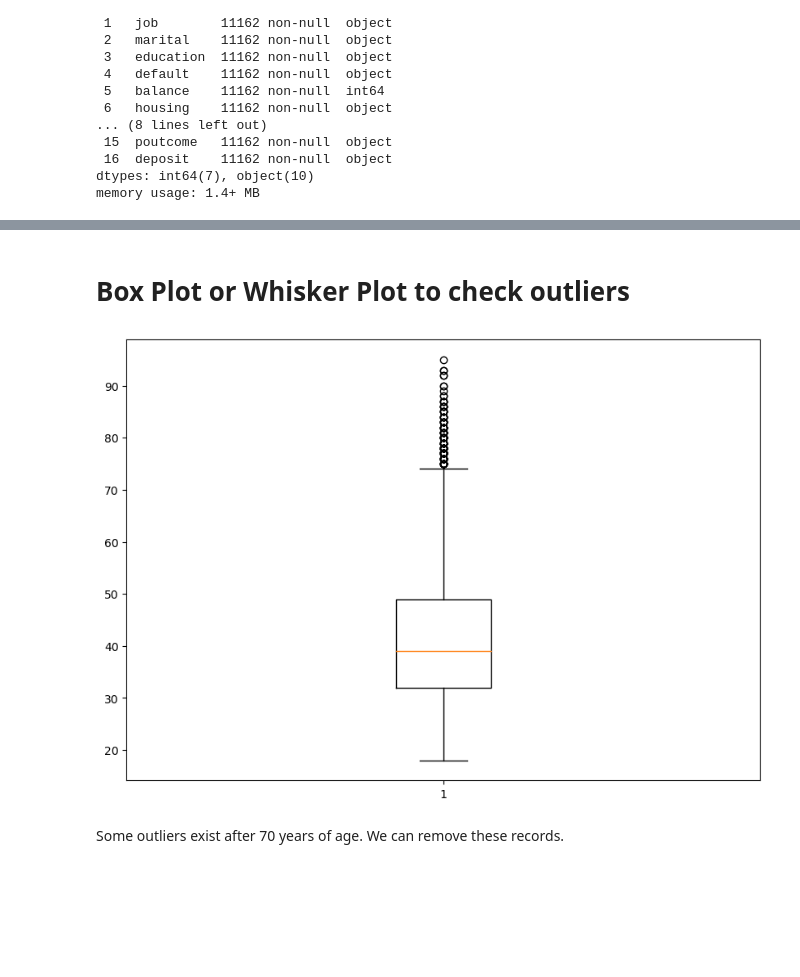
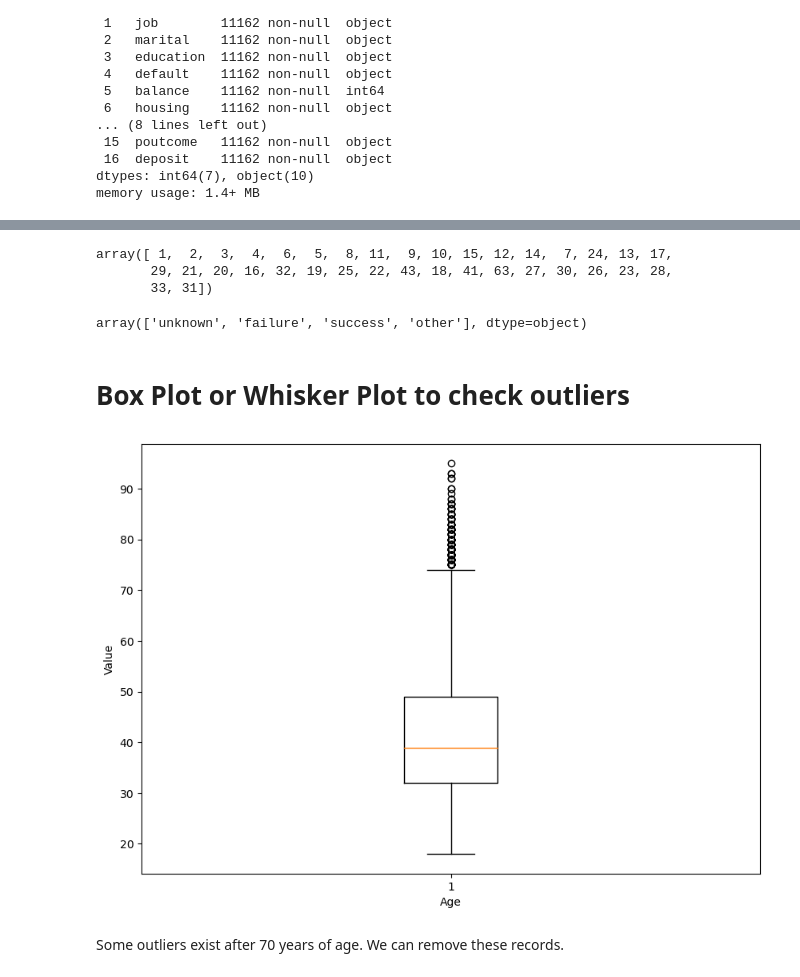
Before and after one commit to vaishaliM01/MSDS670_Week5, a Jupyter notebook: Vaishali_BankingData_Matplotlib.ipynb, the cells around one changed output, grey strips where cells are left out. Drawn from its saved outputs; the diff is of its cells as text; code cells hidden in the pictures; blank space fills up the shorter version.

```diff
--- a/Vaishali_BankingData_Matplotlib.ipynb
+++ b/Vaishali_BankingData_Matplotlib.ipynb
@@ -60,17 +47,28 @@ Text(0.5, 1.0, 'Age and Term deposit')
+# %%
+df['campaign'].unique()
+# %% [output]
+array([ 1,  2,  3,  4,  6,  5,  8, 11,  9, 10, 15, 12, 14,  7, 24, 13, 17,
+       29, 21, 20, 16, 32, 19, 25, 22, 43, 18, 41, 63, 27, 30, 26, 23, 28,
+       33, 31])
+# %%
+df['poutcome'].unique()
+# %% [output]
+array(['unknown', 'failure', 'success', 'other'], dtype=object)
 # %% [markdown]
 # Box Plot or Whisker Plot to check outliers
 # %%
 # Outliers for age column
 
 fig = plt.figure(figsize =(10, 7))
-
+plt.xlabel('Age')
+plt.ylabel('Value')
 # Creating plot
 plt.boxplot(df['age'])
 
 # show plot
 plt.show()
 # %% [output]
-[figure, old version]
+[figure, new version]
 # %% [markdown]
 Some outliers exist after 70 years of age. We can remove these records.
 # %%
```
Also changed, not shown: parts of 31 cells of this notebook.
